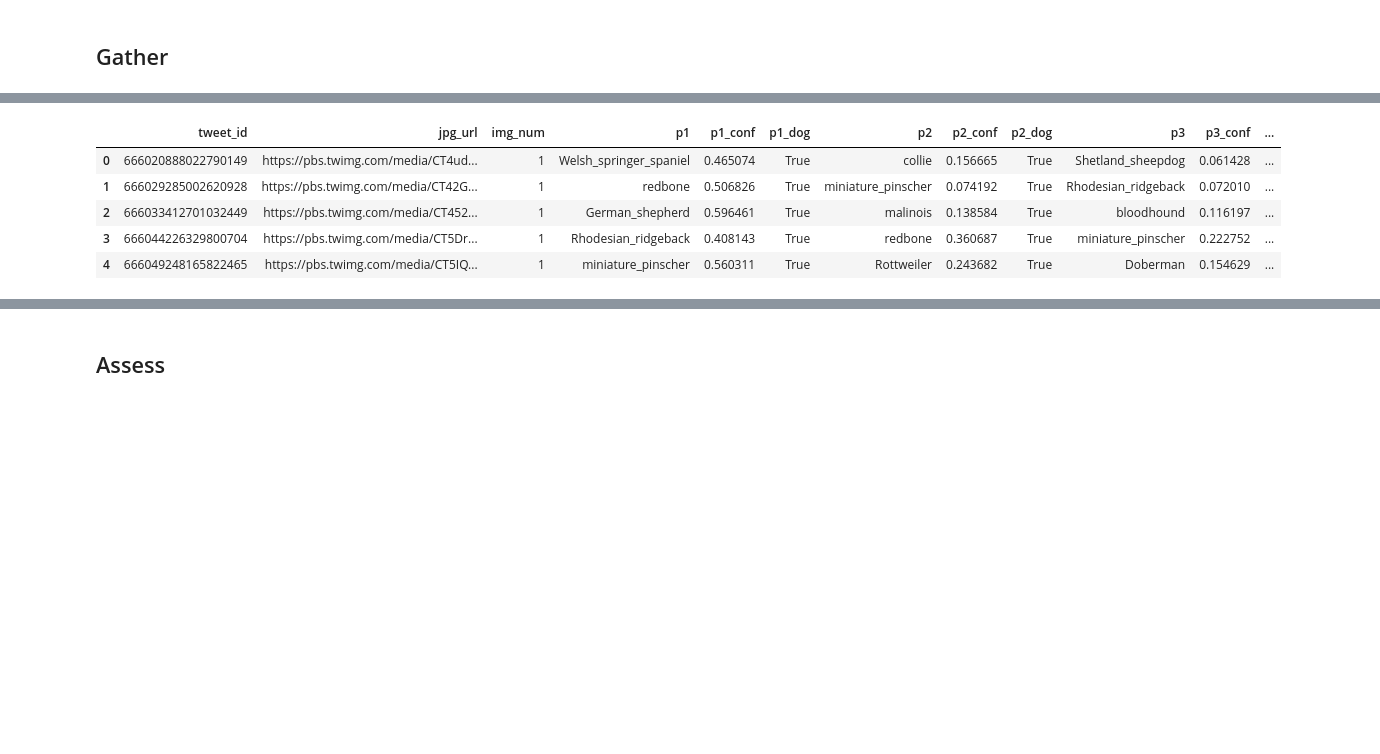
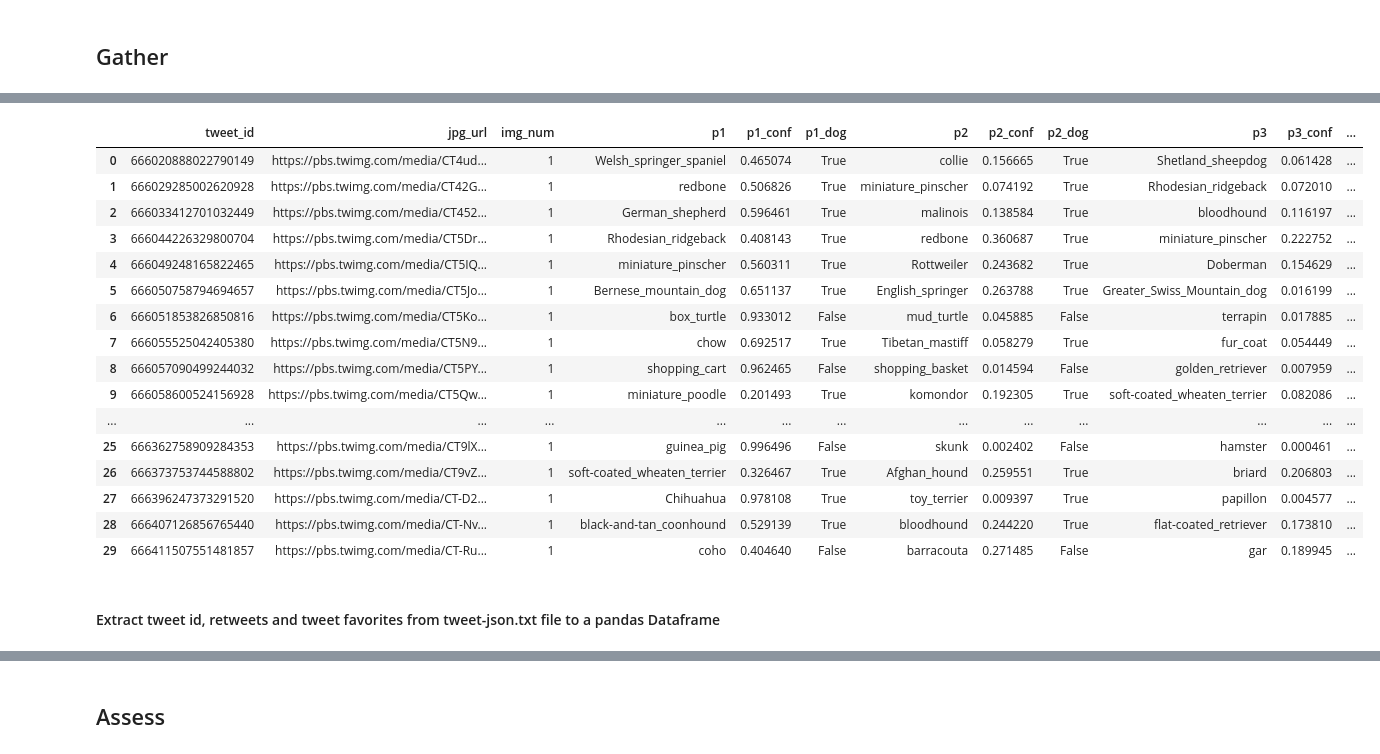
Before and after one commit to ibragimoveldor/Data-Analyst-Projects, a Jupyter notebook: Project_4/Intro_to_data_wrangling/Final_project/wrangle_act.ipynb, the cells around one changed output, grey strips where cells are left out. Cells and saved outputs as stored; diff of their text form; code cells hidden in the pictures; blank space fills up the shorter version.

```diff
--- a/Project_4/Intro_to_data_wrangling/Final_project/wrangle_act.ipynb
+++ b/Project_4/Intro_to_data_wrangling/Final_project/wrangle_act.ipynb
@@ -66,12 +73,23 @@ print(end - start)
 print(fails_dict)
 # %%
 # Flat file reading using pandas Dataframe
-df_preds = pd.read_csv('image-predictions.tsv', sep= '\t')
-df_preds.head()
+df_2 = pd.read_csv('image-predictions.tsv', sep= '\t')
+df_2.head(30)
 # %% [output]
 |  | tweet_id | jpg_url | img_num | p1 | p1_conf | p1_dog | p2 | p2_conf | p2_dog | p3 | p3_conf | ... |
 | 0 | 666020888022790149 | https://pbs.twimg.com/media/CT4ud... | 1 | Welsh_springer_spaniel | 0.465074 | True | collie | 0.156665 | True | Shetland_sheepdog | 0.061428 | ... |
 | 1 | 666029285002620928 | https://pbs.twimg.com/media/CT42G... | 1 | redbone | 0.506826 | True | miniature_pinscher | 0.074192 | True | Rhodesian_ridgeback | 0.072010 | ... |
 | 2 | 666033412701032449 | https://pbs.twimg.com/media/CT452... | 1 | German_shepherd | 0.596461 | True | malinois | 0.138584 | True | bloodhound | 0.116197 | ... |
 | 3 | 666044226329800704 | https://pbs.twimg.com/media/CT5Dr... | 1 | Rhodesian_ridgeback | 0.408143 | True | redbone | 0.360687 | True | miniature_pinscher | 0.222752 | ... |
 | 4 | 666049248165822465 | https://pbs.twimg.com/media/CT5IQ... | 1 | miniature_pinscher | 0.560311 | True | Rottweiler | 0.243682 | True | Doberman | 0.154629 | ... |
+| 5 | 666050758794694657 | https://pbs.twimg.com/media/CT5Jo... | 1 | Bernese_mountain_dog | 0.651137 | True | English_springer | 0.263788 | True | Greater_Swiss_Mountain_dog | 0.016199 | ... |
+| 6 | 666051853826850816 | https://pbs.twimg.com/media/CT5Ko... | 1 | box_turtle | 0.933012 | False | mud_turtle | 0.045885 | False | terrapin | 0.017885 | ... |
+| 7 | 666055525042405380 | https://pbs.twimg.com/media/CT5N9... | 1 | chow | 0.692517 | True | Tibetan_mastiff | 0.058279 | True | fur_coat | 0.054449 | ... |
+| 8 | 666057090499244032 | https://pbs.twimg.com/media/CT5PY... | 1 | shopping_cart | 0.962465 | False | shopping_basket | 0.014594 | False | golden_retriever | 0.007959 | ... |
+| 9 | 666058600524156928 | https://pbs.twimg.com/media/CT5Qw... | 1 | miniature_poodle | 0.201493 | True | komondor | 0.192305 | True | soft-coated_wheaten_terrier | 0.082086 | ... |
+| ... | ... | ... | ... | ... | ... | ... | ... | ... | ... | ... | ... | ... |
+| 25 | 666362758909284353 | https://pbs.twimg.com/media/CT9lX... | 1 | guinea_pig | 0.996496 | False | skunk | 0.002402 | False | hamster | 0.000461 | ... |
+| 26 | 666373753744588802 | https://pbs.twimg.com/media/CT9vZ... | 1 | soft-coated_wheaten_terrier | 0.326467 | True | Afghan_hound | 0.259551 | True | briard | 0.206803 | ... |
+| 27 | 666396247373291520 | https://pbs.twimg.com/media/CT-D2... | 1 | Chihuahua | 0.978108 | True | toy_terrier | 0.009397 | True | papillon | 0.004577 | ... |
+| 28 | 666407126856765440 | https://pbs.twimg.com/media/CT-Nv... | 1 | black-and-tan_coonhound | 0.529139 | True | bloodhound | 0.244220 | True | flat-coated_retriever | 0.173810 | ... |
+| 29 | 666411507551481857 | https://pbs.twimg.com/media/CT-Ru... | 1 | coho | 0.404640 | False | barracouta | 0.271485 | False | gar | 0.189945 | ... |
@@ -79,0 +96,2 @@ df_1.head()
+# %% [markdown]
+#### Extract tweet id, retweets and tweet favorites from tweet-json.txt file to a pandas Dataframe
```
Also changed, not shown: parts of 26 cells of this notebook.
